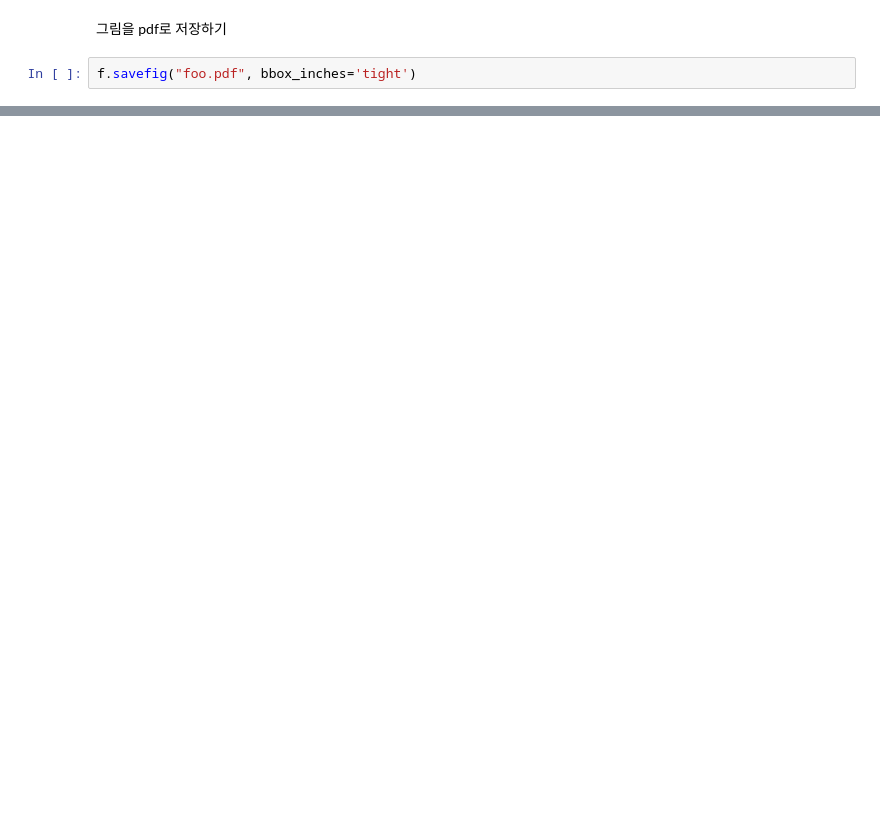
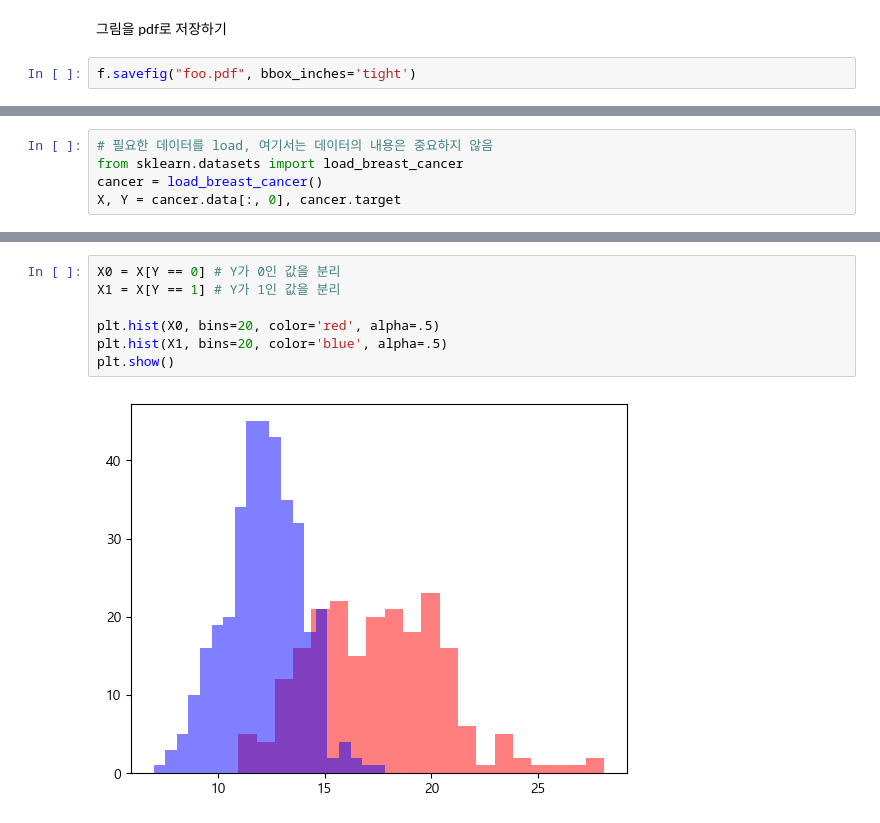
Before and after one commit to supark1227/MachineLearning, a Jupyter notebook: 03.PyplotTutorial.ipynb, the cells around one changed output, grey strips where cells are left out. Cells and saved outputs as stored; diff of their text form; blank space fills up the shorter version.

```diff
--- a/03.PyplotTutorial.ipynb
+++ b/03.PyplotTutorial.ipynb
@@ -256,0 +271,5 @@ f.savefig("foo.pdf", bbox_inches='tight')
+# %%
+# 필요한 데이터를 load, 여기서는 데이터의 내용은 중요하지 않음
+from sklearn.datasets import load_breast_cancer
+cancer = load_breast_cancer()
+X, Y = cancer.data[:, 0], cancer.target
@@ -256,0 +300,9 @@ f.savefig("foo.pdf", bbox_inches='tight')
+# %%
+X0 = X[Y == 0] # Y가 0인 값을 분리
+X1 = X[Y == 1] # Y가 1인 값을 분리
+
+plt.hist(X0, bins=20, color='red', alpha=.5)
+plt.hist(X1, bins=20, color='blue', alpha=.5)
+plt.show()
+# %% [output]
+[figure, added]
```
Also changed, not shown: parts of 20 cells of this notebook, 5 other files.
